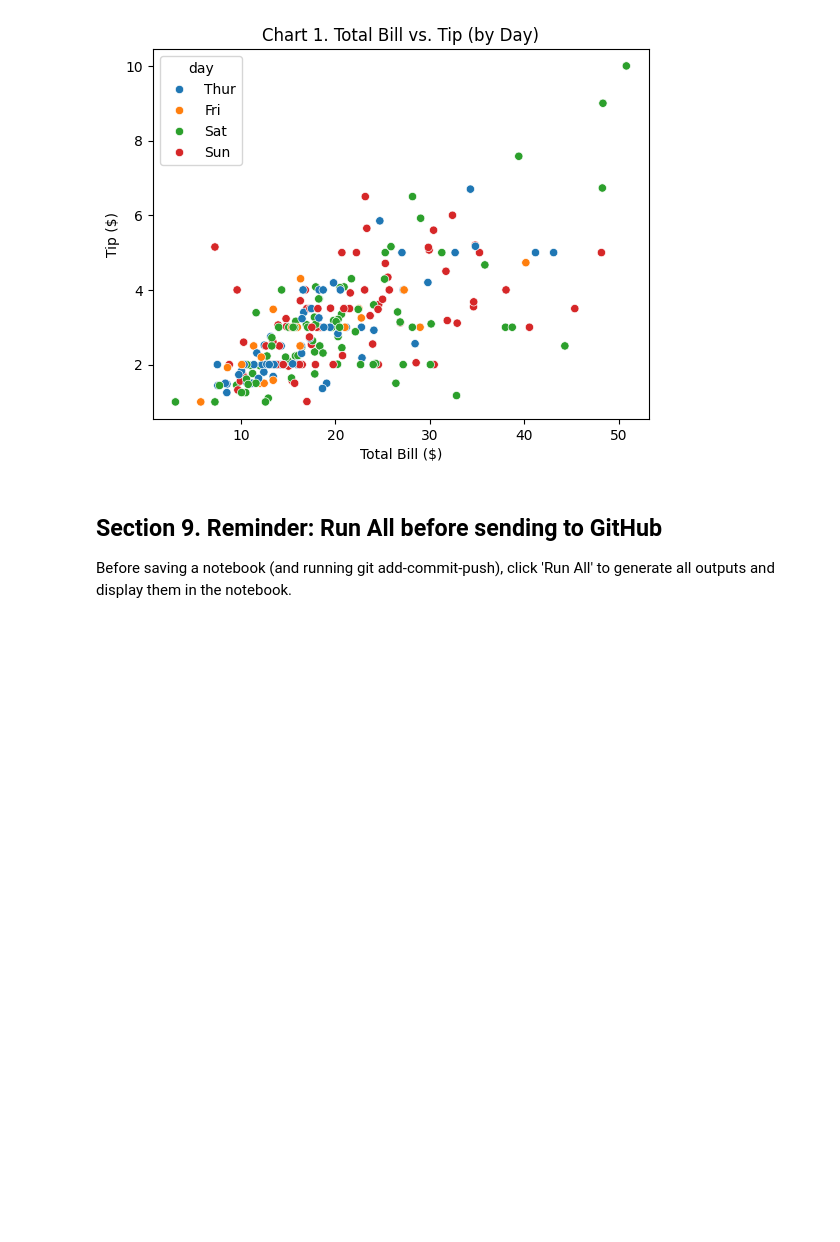
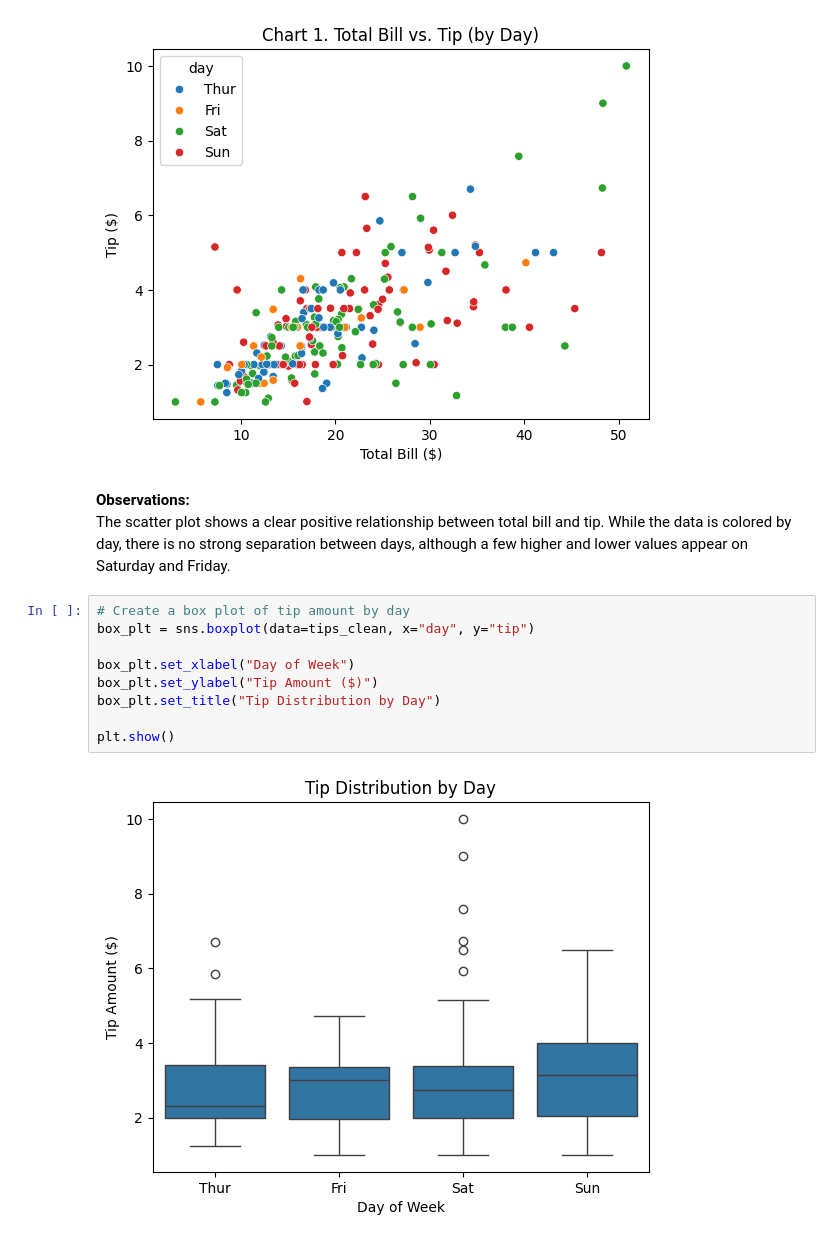
Before and after one commit to abeaderstadt/datafun-04-notebooks, a Jupyter notebook: notebooks/eda_beaderstadt.ipynb, the cells around one changed output. Drawn from its saved outputs; the diff is of its cells as text; blank space fills up the shorter version.

```diff
--- a/notebooks/eda_beaderstadt.ipynb
+++ b/notebooks/eda_beaderstadt.ipynb
@@ -362,7 +387,17 @@ scatter_plt.set_title("Chart 1. Total Bill vs. Tip (by Day)")
 # %% [output]
 Text(0.5, 1.0, 'Chart 1. Total Bill vs. Tip (by Day)')
 [figure]
-# %% [markdown]
-## Section 9. Reminder: Run All before sending to GitHub
-
-Before saving a notebook (and running git add-commit-push), click 'Run All' to generate all outputs and display them in the notebook.
+# %% [markdown]
+**Observations:**<br>
+The scatter plot shows a clear positive relationship between total bill and tip. While the data is colored by day, there is no strong separation between days, although a few higher and lower values appear on Saturday and Friday.
+# %%
+# Create a box plot of tip amount by day
+box_plt = sns.boxplot(data=tips_clean, x="day", y="tip")
+
+box_plt.set_xlabel("Day of Week")
+box_plt.set_ylabel("Tip Amount ($)")
+box_plt.set_title("Tip Distribution by Day")
+
+plt.show()
+# %% [output]
+[figure, added]
```
Also changed, not shown: parts of 19 cells of this notebook.
